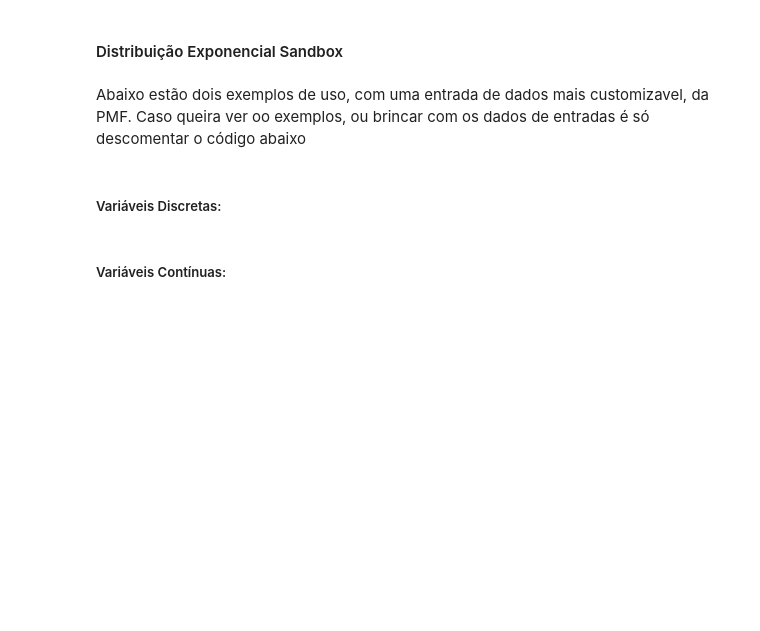
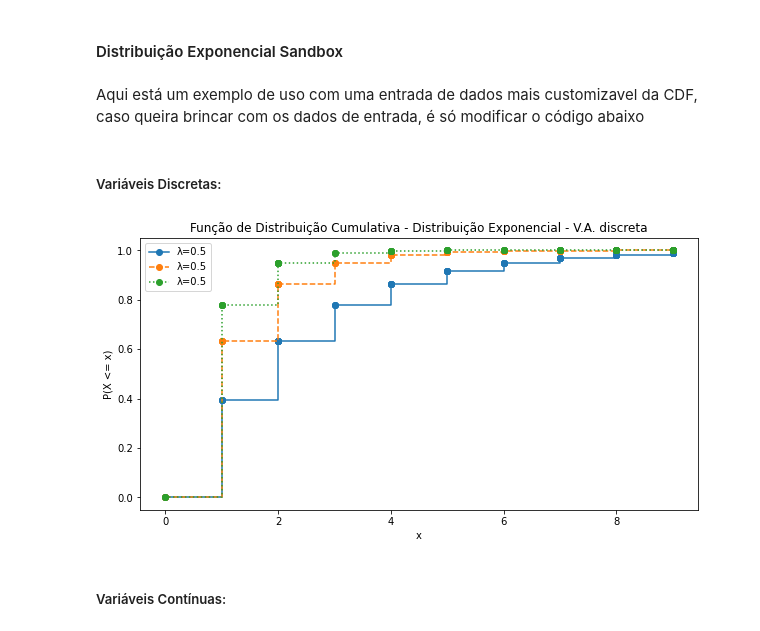
Before and after one commit to arthurgonze/ADS, a Jupyter notebook: mq_02.ipynb, the cells around one changed output. Drawn from its saved outputs; the diff is of its cells as text; code cells hidden in the pictures; blank space fills up the shorter version.

```diff
--- a/mq_02.ipynb
+++ b/mq_02.ipynb
@@ -145,14 +145,16 @@ Aqui podemos ver que a distribuição exponencial não funcionou bem com essa ba
 # %% [markdown]
 #### Distribuição Exponencial Sandbox
 # %% [markdown]
-Abaixo estão dois exemplos de uso, com uma entrada de dados mais customizavel, da PMF. Caso queira ver oo exemplos, ou brincar com os dados de entradas é só descomentar o código abaixo
+Aqui está um exemplo de uso com uma entrada de dados mais customizavel da CDF, caso queira brincar com os dados de entrada, é só modificar o código abaixo
 # %% [markdown]
 ##### Variáveis Discretas:
 # %%
-# va_discreta = True
-# cdf_dataset = np.random.randint(0,10,50)
-# cdf_dataset.sort()
-# exp_cdf(cdf_dataset, va_discreta)
+va_discreta = True
+cdf_dataset = np.random.randint(0,10,50)
+cdf_dataset.sort()
+exp_cdf(cdf_dataset, va_discreta)
+# %% [output]
+[figure, added]
 # %% [markdown]
 ##### Variáveis Contínuas:
 # %%
```
Also changed, not shown: parts of 18 cells of this notebook.
